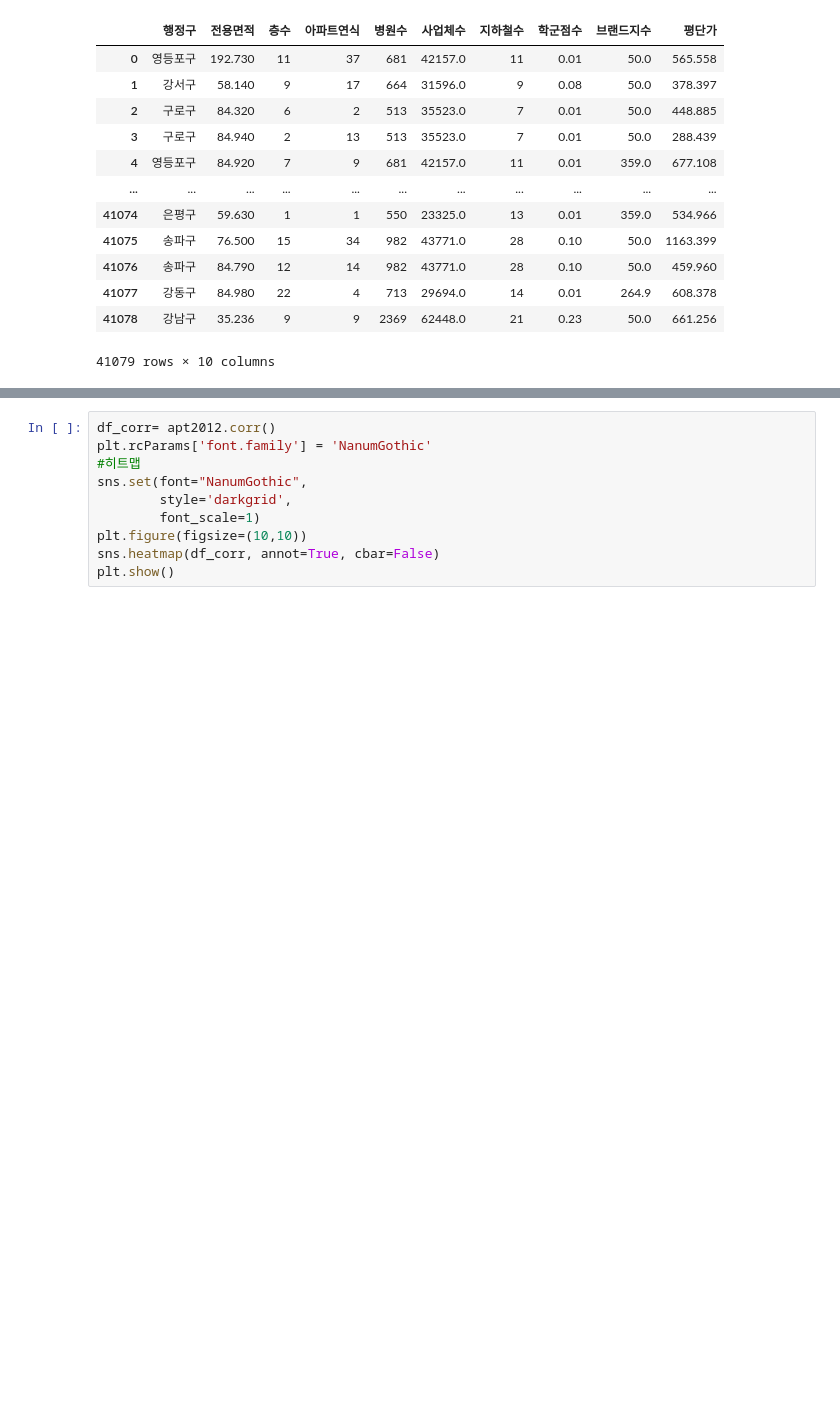
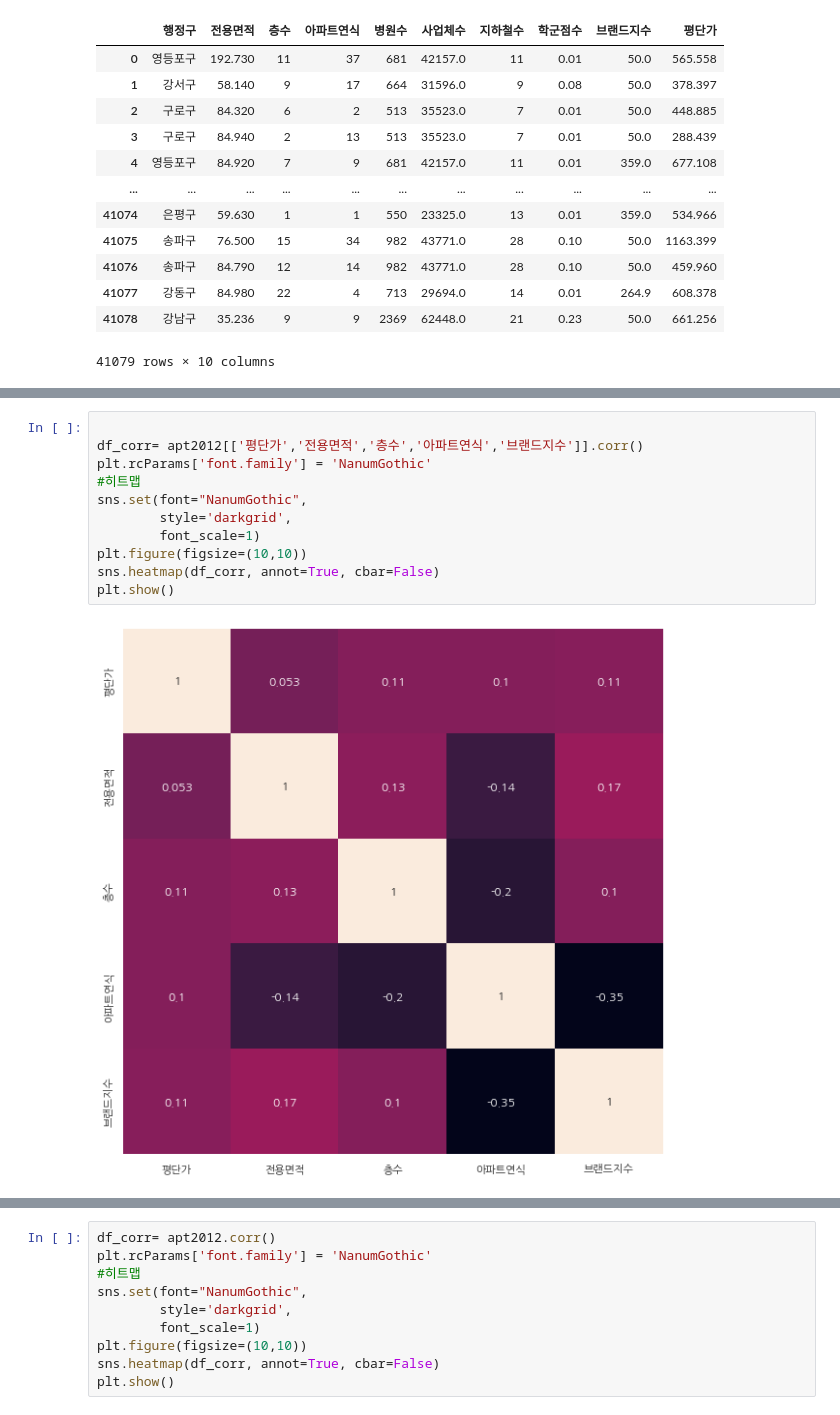
Before and after one commit to Ohjinseo2022/Showmeeverything, a Jupyter notebook: 회귀.ipynb, the cells around one changed output, grey strips where cells are left out. Drawn from its saved outputs; the diff is of its cells as text; blank space fills up the shorter version.

```diff
--- a/회귀.ipynb
+++ b/회귀.ipynb
@@ -91,0 +92,13 @@ plt.show()
+# %%
+
+df_corr= apt2012[['평단가','전용면적','층수','아파트연식','브랜드지수']].corr()
+plt.rcParams['font.family'] = 'NanumGothic'
+#히트맵
+sns.set(font="NanumGothic",
+        style='darkgrid',
+        font_scale=1)
+plt.figure(figsize=(10,10))
+sns.heatmap(df_corr, annot=True, cbar=False)
+plt.show()
+# %% [output]
+[figure, added]
```
Also changed, not shown: parts of 15 cells of this notebook.
